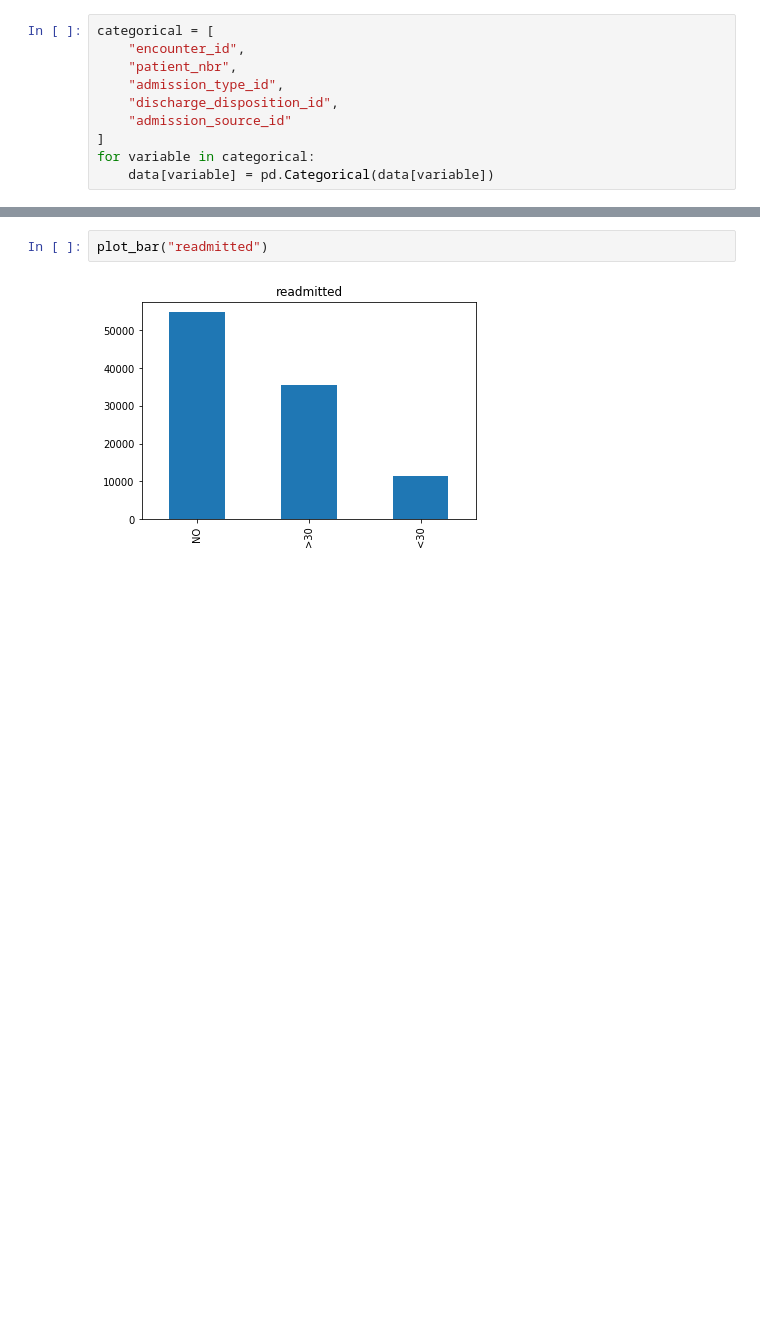
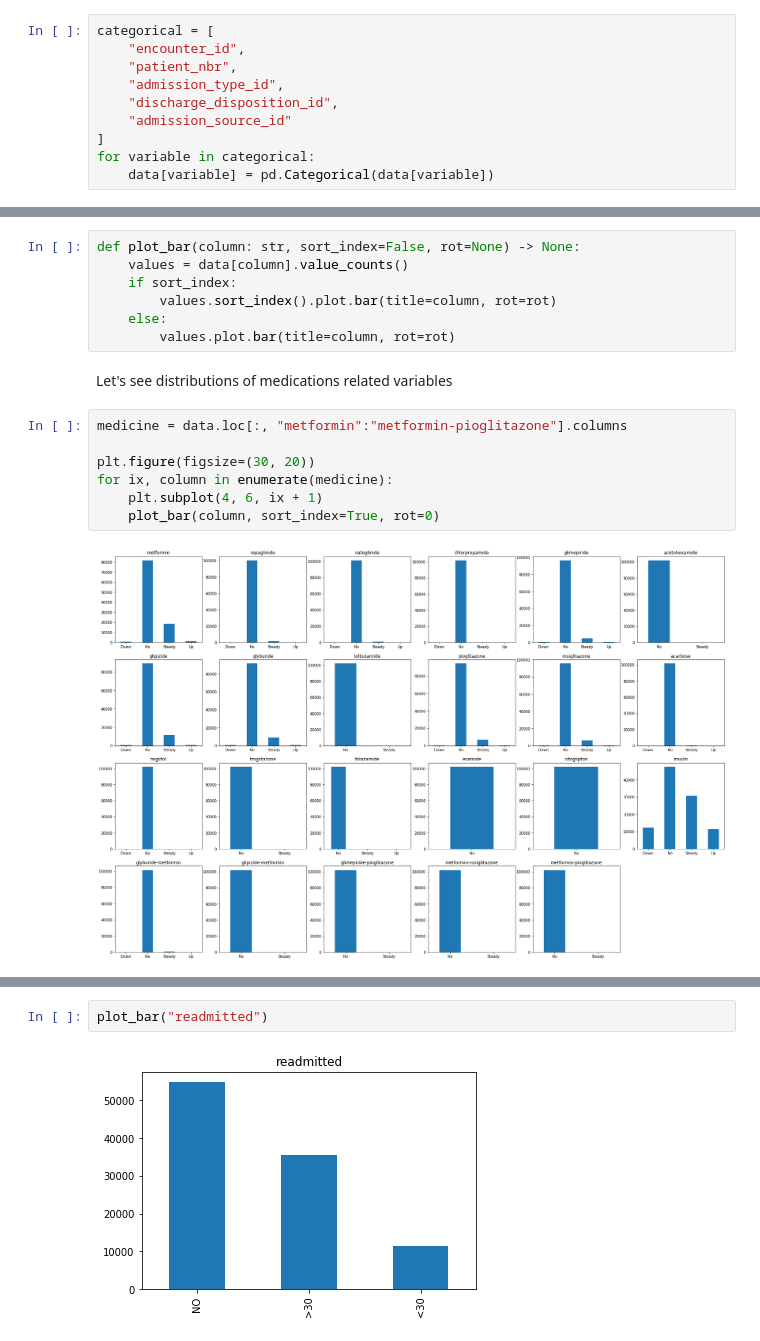
Before and after one commit to tu-artem/diabetes, a Jupyter notebook: notebooks/exploratory_data_analysis.ipynb, the cells around one changed output, grey strips where cells are left out. Cells and saved outputs as stored; diff of their text form; blank space fills up the shorter version.

```diff
--- a/notebooks/exploratory_data_analysis.ipynb
+++ b/notebooks/exploratory_data_analysis.ipynb
@@ -80,0 +165,18 @@ data.drop_duplicates(inplace=True)
+# %%
+def plot_bar(column: str, sort_index=False, rot=None) -> None:
+    values = data[column].value_counts()
+    if sort_index:
+        values.sort_index().plot.bar(title=column, rot=rot)
+    else:
+        values.plot.bar(title=column, rot=rot)
+# %% [markdown]
+Let's see distributions of medications related variables
+# %%
+medicine = data.loc[:, "metformin":"metformin-pioglitazone"].columns
+
+plt.figure(figsize=(30, 20))
+for ix, column in enumerate(medicine):
+    plt.subplot(4, 6, ix + 1)
+    plot_bar(column, sort_index=True, rot=0)
+# %% [output]
+[figure, added]
```
Also changed, not shown: parts of 50 cells of this notebook, 1 other file.
